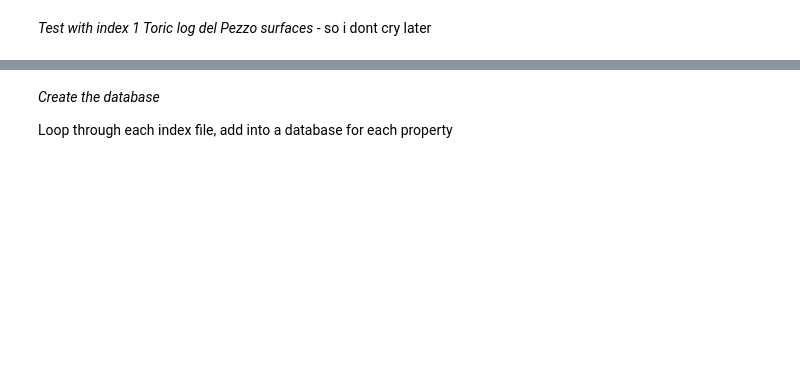
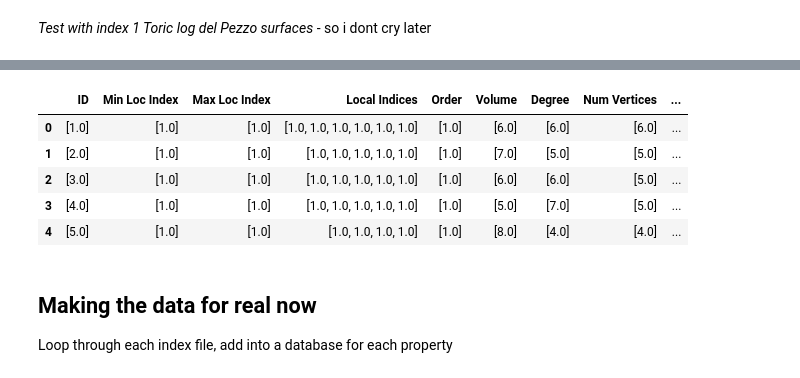
Before and after one commit to ineschunghalpern/lsgnt-computers, a Jupyter notebook: Comp_project/data_crunch.ipynb, the cells around one changed output, grey strips where cells are left out. Drawn from its saved outputs; the diff is of its cells as text; code cells hidden in the pictures; blank space fills up the shorter version.

```diff
--- a/Comp_project/data_crunch.ipynb
+++ b/Comp_project/data_crunch.ipynb
@@ -54,4 +98,14 @@ with open('tldp_data_by_index/index_1.txt', 'r') as f:
+# %%
+df= pd.read_pickle("index_1_test.pkl")
+df.head()
+# %% [output]
+|  | ID | Min Loc Index | Max Loc Index | Local Indices | Order | Volume | Degree | Num Vertices | ... |
+| 0 | [1.0] | [1.0] | [1.0] | [1.0, 1.0, 1.0, 1.0, 1.0, 1.0] | [1.0] | [6.0] | [6.0] | [6.0] | ... |
+| 1 | [2.0] | [1.0] | [1.0] | [1.0, 1.0, 1.0, 1.0, 1.0] | [1.0] | [7.0] | [5.0] | [5.0] | ... |
+| 2 | [3.0] | [1.0] | [1.0] | [1.0, 1.0, 1.0, 1.0, 1.0] | [1.0] | [6.0] | [6.0] | [5.0] | ... |
+| 3 | [4.0] | [1.0] | [1.0] | [1.0, 1.0, 1.0, 1.0, 1.0] | [1.0] | [5.0] | [7.0] | [5.0] | ... |
+| 4 | [5.0] | [1.0] | [1.0] | [1.0, 1.0, 1.0, 1.0] | [1.0] | [8.0] | [4.0] | [4.0] | ... |
 # %% [markdown]
-*Create the database*
+## Making the data for real now
 
 Loop through each index file, add into a database for each property
```
Also changed, not shown: parts of 12 cells of this notebook.
